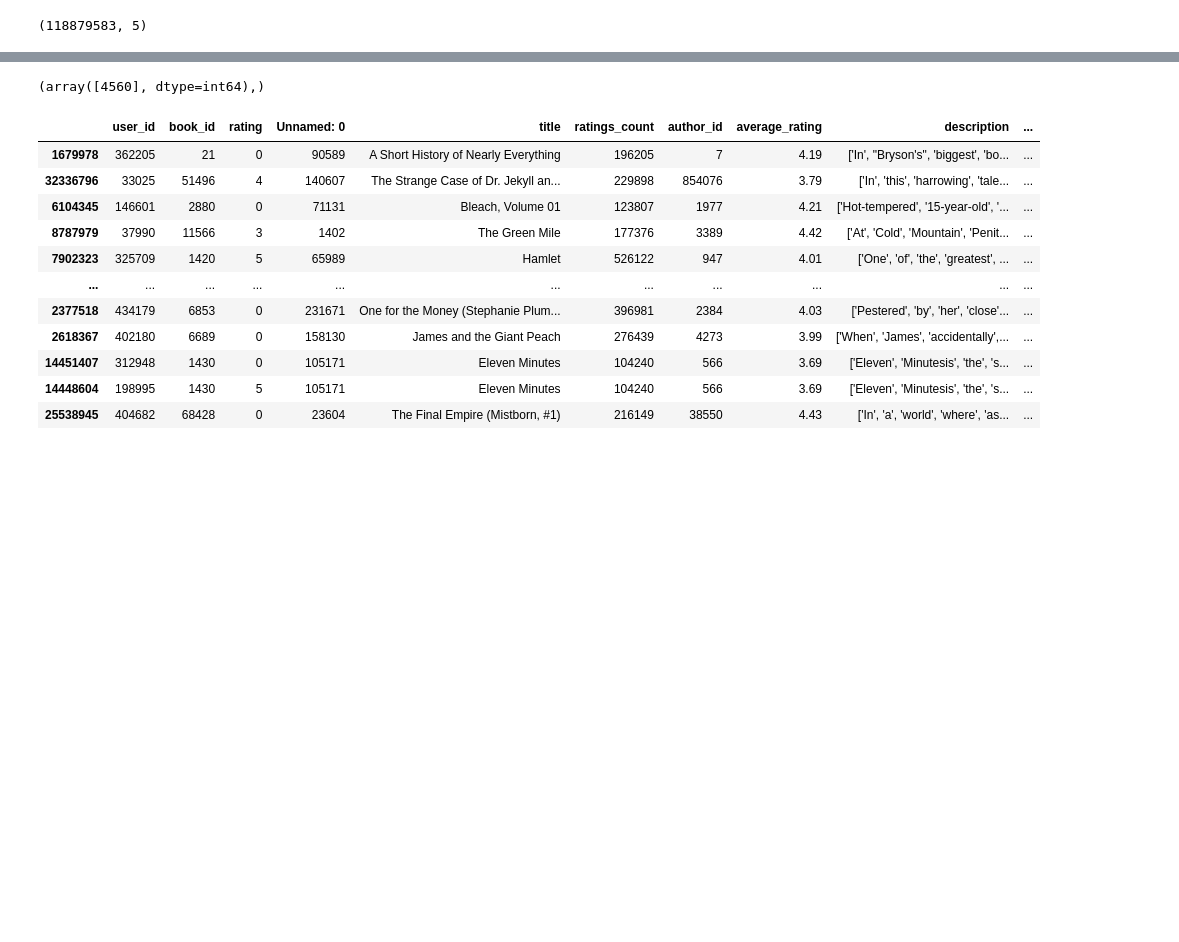
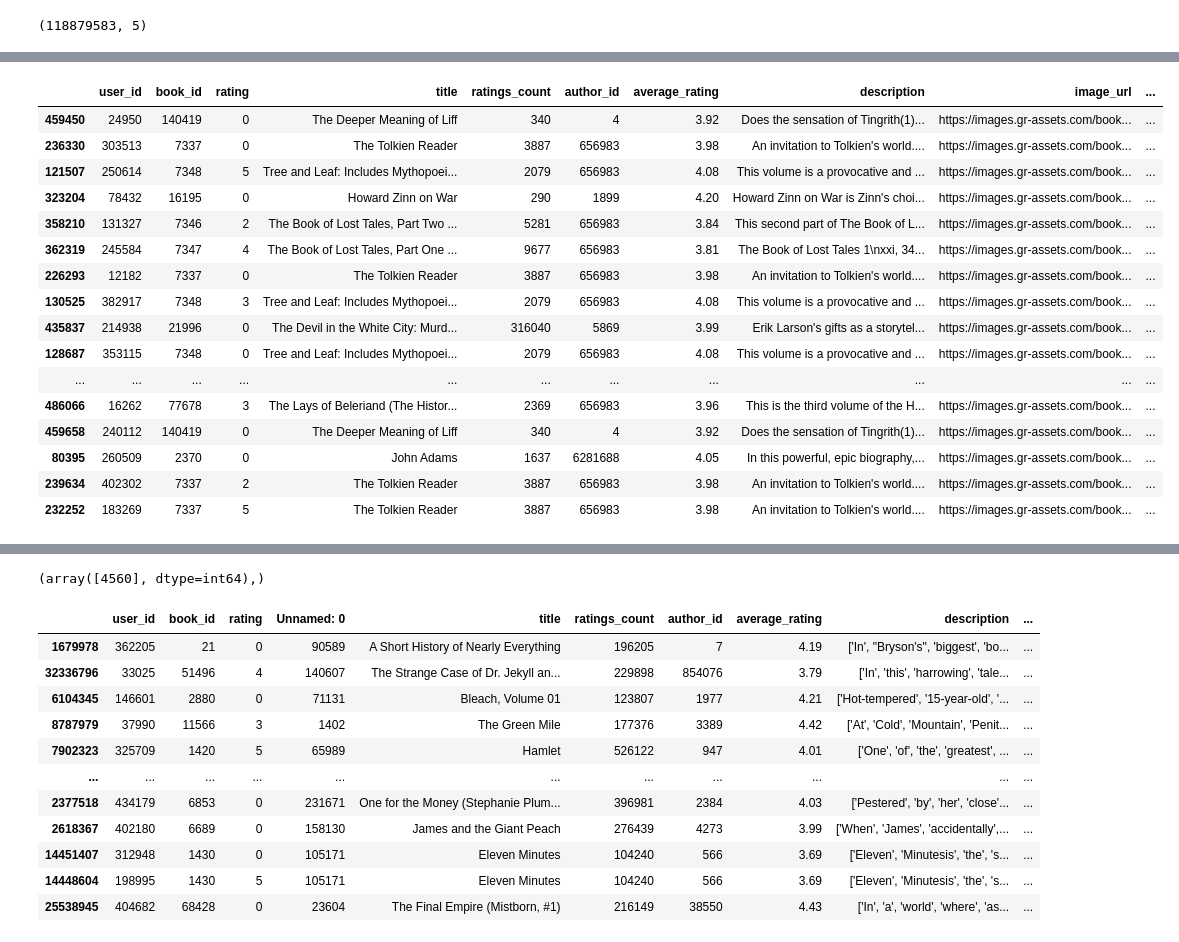
Before and after one commit to kitarp07/book_recommend, a Jupyter notebook: collaborative_filtering.ipynb, the cells around one changed output, grey strips where cells are left out. Drawn from its saved outputs; the diff is of its cells as text; code cells hidden in the pictures; blank space fills up the shorter version.

```diff
--- a/collaborative_filtering.ipynb
+++ b/collaborative_filtering.ipynb
@@ -189,4 +223,26 @@ def recommend(book_name):
 
         data.append(items)
     return data
+# %%
+ad = df[df["genres"].str.contains("non-fiction")]
+# print(books["author_name"].sample(50))
+ad.sample(50)
+# %% [output]
+|  | user_id | book_id | rating | title | ratings_count | author_id | average_rating | description | image_url | ... |
+| 459450 | 24950 | 140419 | 0 | The Deeper Meaning of Liff | 340 | 4 | 3.92 | Does the sensation of Tingrith(1)... | https://images.gr-assets.com/book... | ... |
+| 236330 | 303513 | 7337 | 0 | The Tolkien Reader | 3887 | 656983 | 3.98 | An invitation to Tolkien's world.... | https://images.gr-assets.com/book... | ... |
+| 121507 | 250614 | 7348 | 5 | Tree and Leaf: Includes Mythopoei... | 2079 | 656983 | 4.08 | This volume is a provocative and ... | https://images.gr-assets.com/book... | ... |
+| 323204 | 78432 | 16195 | 0 | Howard Zinn on War | 290 | 1899 | 4.20 | Howard Zinn on War is Zinn's choi... | https://images.gr-assets.com/book... | ... |
+| 358210 | 131327 | 7346 | 2 | The Book of Lost Tales, Part Two ... | 5281 | 656983 | 3.84 | This second part of The Book of L... | https://images.gr-assets.com/book... | ... |
+| 362319 | 245584 | 7347 | 4 | The Book of Lost Tales, Part One ... | 9677 | 656983 | 3.81 | The Book of Lost Tales 1\nxxi, 34... | https://images.gr-assets.com/book... | ... |
+| 226293 | 12182 | 7337 | 0 | The Tolkien Reader | 3887 | 656983 | 3.98 | An invitation to Tolkien's world.... | https://images.gr-assets.com/book... | ... |
+| 130525 | 382917 | 7348 | 3 | Tree and Leaf: Includes Mythopoei... | 2079 | 656983 | 4.08 | This volume is a provocative and ... | https://images.gr-assets.com/book... | ... |
+| 435837 | 214938 | 21996 | 0 | The Devil in the White City: Murd... | 316040 | 5869 | 3.99 | Erik Larson's gifts as a storytel... | https://images.gr-assets.com/book... | ... |
+| 128687 | 353115 | 7348 | 0 | Tree and Leaf: Includes Mythopoei... | 2079 | 656983 | 4.08 | This volume is a provocative and ... | https://images.gr-assets.com/book... | ... |
+| ... | ... | ... | ... | ... | ... | ... | ... | ... | ... | ... |
+| 486066 | 16262 | 77678 | 3 | The Lays of Beleriand (The Histor... | 2369 | 656983 | 3.96 | This is the third volume of the H... | https://images.gr-assets.com/book... | ... |
+| 459658 | 240112 | 140419 | 0 | The Deeper Meaning of Liff | 340 | 4 | 3.92 | Does the sensation of Tingrith(1)... | https://images.gr-assets.com/book... | ... |
+| 80395 | 260509 | 2370 | 0 | John Adams | 1637 | 6281688 | 4.05 | In this powerful, epic biography,... | https://images.gr-assets.com/book... | ... |
+| 239634 | 402302 | 7337 | 2 | The Tolkien Reader | 3887 | 656983 | 3.98 | An invitation to Tolkien's world.... | https://images.gr-assets.com/book... | ... |
+| 232252 | 183269 | 7337 | 5 | The Tolkien Reader | 3887 | 656983 | 3.98 | An invitation to Tolkien's world.... | https://images.gr-assets.com/book... | ... |
 # %%
```
Also changed, not shown: parts of 15 cells of this notebook, 4 other files.
